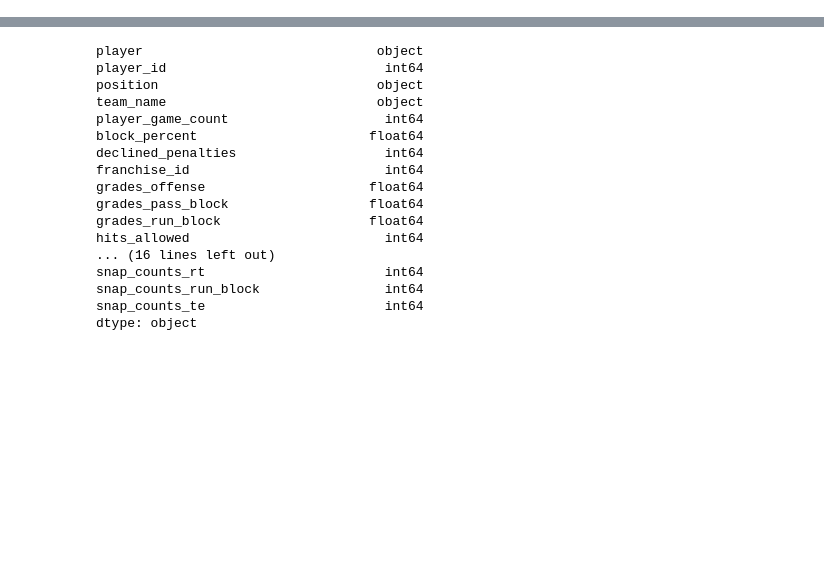
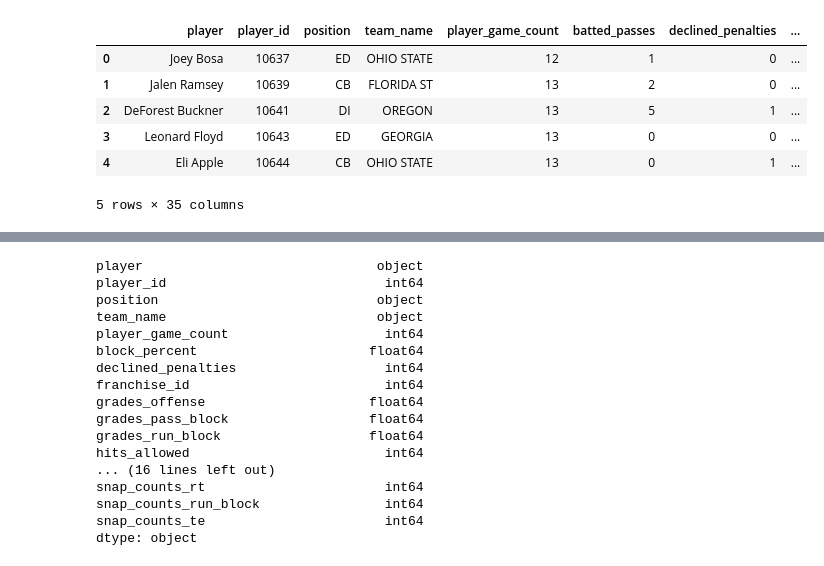
Before and after one commit to zachrehfuss/RAS_Project, a Jupyter notebook: edge_cleanup.ipynb, the cells around one changed output, grey strips where cells are left out. Drawn from its saved outputs; the diff is of its cells as text; code cells hidden in the pictures; blank space fills up the shorter version.

```diff
--- a/edge_cleanup.ipynb
+++ b/edge_cleanup.ipynb
@@ -16,3 +22,17 @@ runblock_df.head()
 # %%
-passblock_df = pd.read_csv("Resources/OT_Passblock.csv")
-passblock_df.head()
+#import 2015 csv
+df_2015 = pd.read_csv("Resources/college_2015.csv")
+
+#add year to 2015
+year = 2015
+
+df_2015['year'] = year
+df_2015.head()
+# %% [output]
+|  | player | player_id | position | team_name | player_game_count | batted_passes | declined_penalties | ... |
+| 0 | Joey Bosa | 10637 | ED | OHIO STATE | 12 | 1 | 0 | ... |
+| 1 | Jalen Ramsey | 10639 | CB | FLORIDA ST | 13 | 2 | 0 | ... |
+| 2 | DeForest Buckner | 10641 | DI | OREGON | 13 | 5 | 1 | ... |
+| 3 | Leonard Floyd | 10643 | ED | GEORGIA | 13 | 0 | 0 | ... |
+| 4 | Eli Apple | 10644 | CB | OHIO STATE | 13 | 0 | 1 | ... |
+5 rows × 35 columns
```
Also changed, not shown: parts of 8 cells of this notebook.
